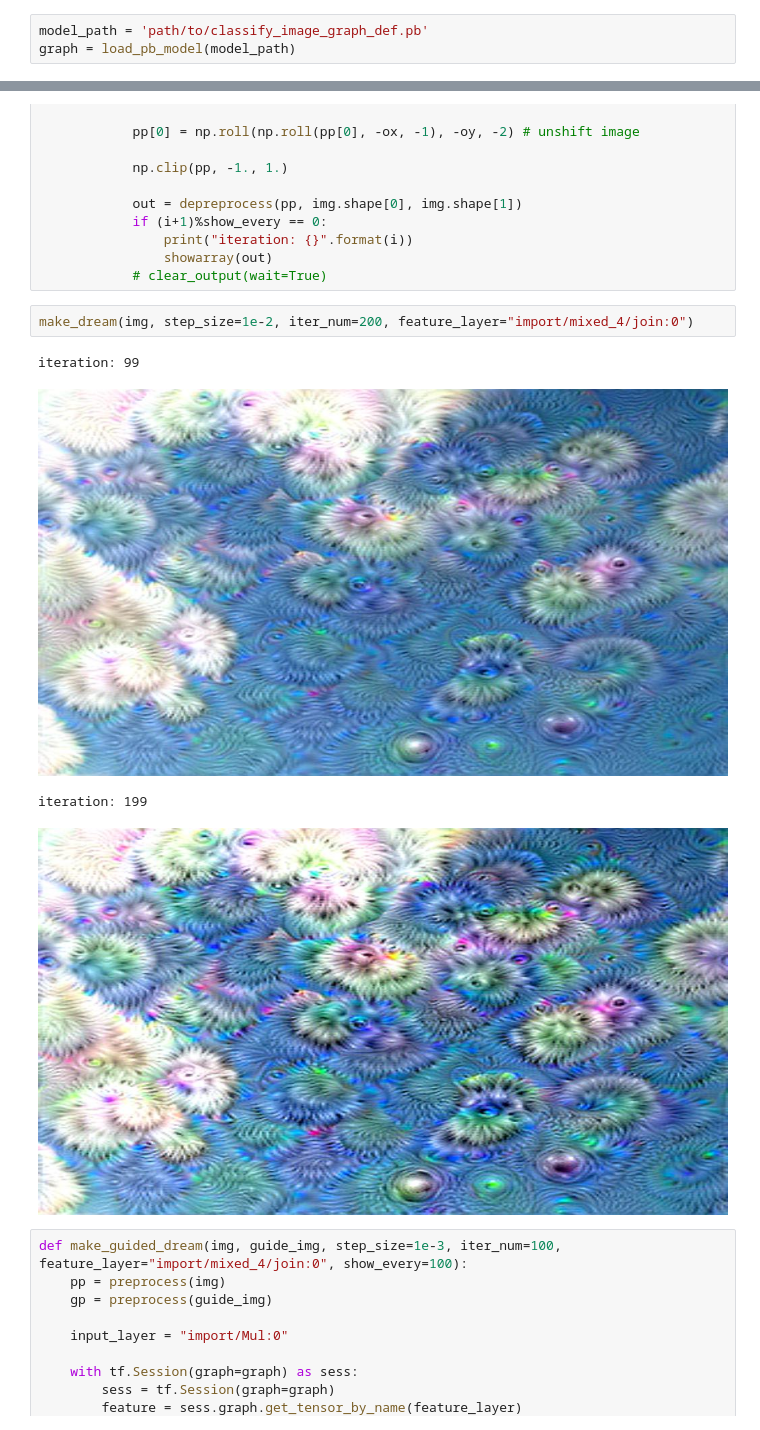
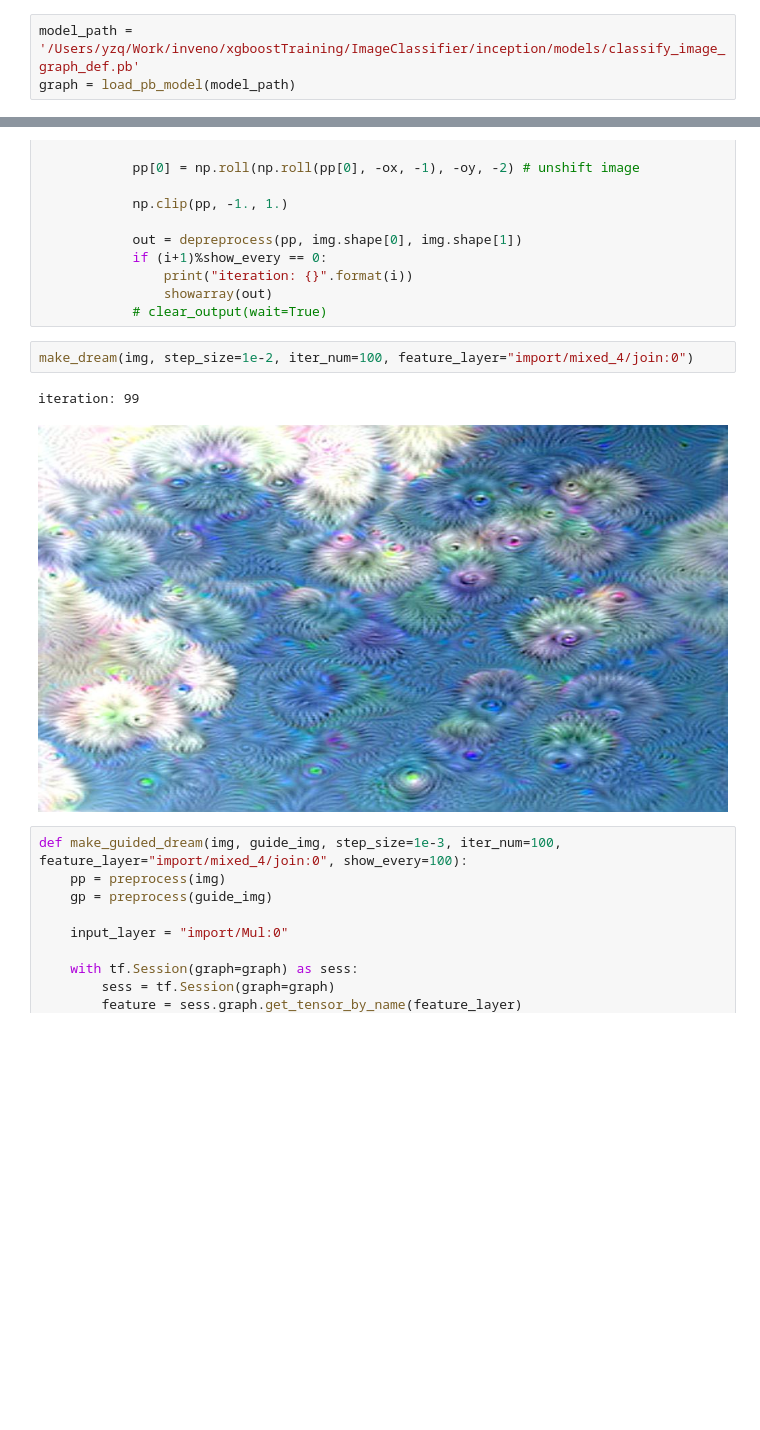
Before and after one commit to gameofdimension/tensorflow-deepdream, a Jupyter notebook: tensorflow_deepdream.ipynb, the cells around one changed output, grey strips where cells are left out. Saved outputs shown, nothing was run; the diff lists cells and outputs as text; blank space fills up the shorter version.

Commit message:
reduce size

```diff
--- a/tensorflow_deepdream.ipynb
+++ b/tensorflow_deepdream.ipynb
@@ -14,7 +14,7 @@ def load_pb_model(pb_path):
             tf.import_graph_def(graph_def)
             return graph
 # %%
-model_path = 'path/to/classify_image_graph_def.pb'
+model_path = '/Users/yzq/Work/inveno/xgboostTraining/ImageClassifier/inception/models/classify_image_graph_def.pb'
 graph = load_pb_model(model_path)
 # %% [markdown]
 # we steal this utility function from google's original work
@@ -105,12 +105,10 @@ def make_dream(img, step_size=1e-2, iter_num=100, feature_layer="import/mixed_4/
                 showarray(out)
             # clear_output(wait=True)
 # %%
-make_dream(img, step_size=1e-2, iter_num=200, feature_layer="import/mixed_4/join:0")
+make_dream(img, step_size=1e-2, iter_num=100, feature_layer="import/mixed_4/join:0")
 # %% [output]
 iteration: 99
-[figure, old version]
+[figure, new version]
-iteration: 199
-[figure, removed]
 # %%
 def make_guided_dream(img, guide_img, step_size=1e-3, iter_num=100, feature_layer="import/mixed_4/join:0", show_every=100):
     pp = preprocess(img)
```
Also changed, not shown: parts of 1 cell of this notebook.
